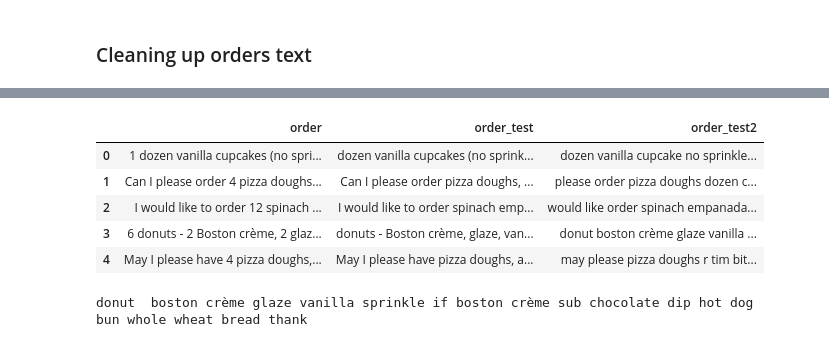
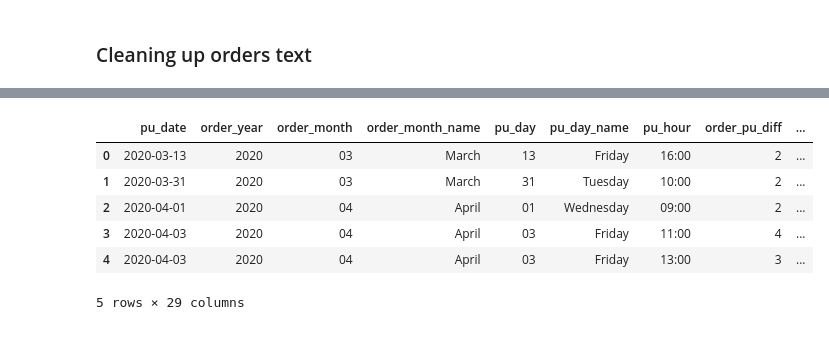
Before and after one commit to 7vfranz/bakery_data, a Jupyter notebook: src/bakery_orders_cleaning.ipynb, the cells around one changed output, grey strips where cells are left out. Drawn from its saved outputs; the diff is of its cells as text; code cells hidden in the pictures.

```diff
--- a/src/bakery_orders_cleaning.ipynb
+++ b/src/bakery_orders_cleaning.ipynb
@@ -191,13 +163,33 @@ orders['order_test2'] = orders['order_test'].apply(lambda x: preprocess_text(x))
+# %%
+# go through orders to see any matches with known bakery items, and create a list
+for idx, order in orders.iterrows():
+    order = order['order_clean']
+    item_matches=[]
+    for item in bakery_items:
+        pattern = rf"\b{item}\b"
+        matches = re.search(pattern, order)
+        if type(matches) != type(None):
+            match_list = matches.group()
+            item_matches.append(match_list)
+        else:
+            pass
+    orders.loc[idx, 'order_list'] = ','.join(item_matches)
+# %%
+# transform to list
+orders['order_list_type'] = orders['order_list'].str.split(',')
+# %%
+# create one hot encoding for bakery items within each order
+orders_ohe = orders.join(pd.DataFrame(mlb.fit_transform(orders['order_list_type']), columns=mlb.classes_, index=orders.index))
+# %%
+# join with clean data
+pub_order_clean = pub_clean.join(orders_ohe[bakery_items])
 # %%
-orders.head()
+pub_order_clean.head()
 # %% [output]
-|  | order | order_test | order_test2 |
-| 0 | 1 dozen vanilla cupcakes (no spri... | dozen vanilla cupcakes (no sprink... | dozen vanilla cupcake no sprinkle... |
-| 1 | Can I please order 4 pizza doughs... | Can I please order pizza doughs, ... | please order pizza doughs dozen c... |
-| 2 | I would like to order 12 spinach ... | I would like to order spinach emp... | would like order spinach empanada... |
-| 3 | 6 donuts - 2 Boston crème, 2 glaz... | donuts - Boston crème, glaze, van... | donut boston crème glaze vanilla ... |
-| 4 | May I please have 4 pizza doughs,... | May I please have pizza doughs, a... | may please pizza doughs r tim bit... |
+|  | pu_date | order_year | order_month | order_month_name | pu_day | pu_day_name | pu_hour | order_pu_diff | ... |
+| 0 | 2020-03-13 | 2020 | 03 | March | 13 | Friday | 16:00 | 2 | ... |
+| 1 | 2020-03-31 | 2020 | 03 | March | 31 | Tuesday | 10:00 | 2 | ... |
+| 2 | 2020-04-01 | 2020 | 04 | April | 01 | Wednesday | 09:00 | 2 | ... |
+| 3 | 2020-04-03 | 2020 | 04 | April | 03 | Friday | 11:00 | 4 | ... |
+| 4 | 2020-04-03 | 2020 | 04 | April | 03 | Friday | 13:00 | 3 | ... |
+5 rows × 29 columns
-# %%
-print(orders['order_test2'][3])
-# %% [output]
-donut  boston crème glaze vanilla sprinkle if boston crème sub chocolate dip hot dog bun whole wheat bread thank
```
Also changed, not shown: parts of 52 cells of this notebook, 5 other files.
